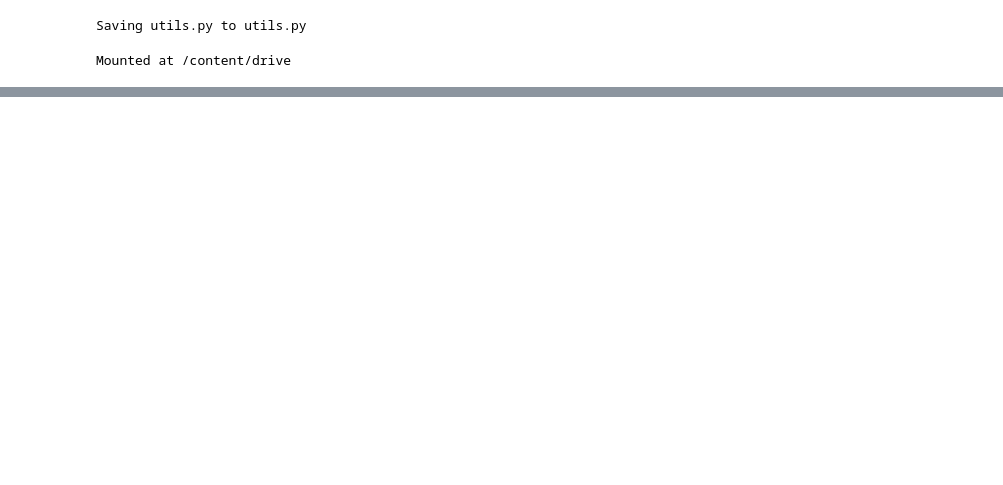
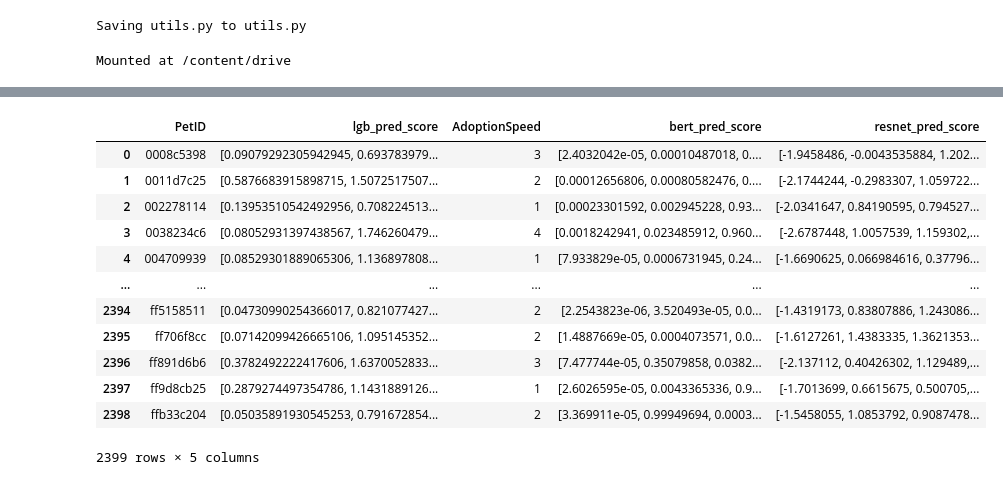
Before and after one commit to AdrianDVnqn/UA_MDM_Labo2_Grupo12, a Jupyter notebook: tutoriales/06_text_integrar.ipynb, the cells around one changed output, grey strips where cells are left out. Drawn from its saved outputs; the diff is of its cells as text; code cells hidden in the pictures; blank space fills up the shorter version.

```diff
--- a/tutoriales/06_text_integrar.ipynb
+++ b/tutoriales/06_text_integrar.ipynb
@@ -228,3 +230,29 @@ plot_confusion_matrix(merged_datasets['AdoptionSpeed'],
                                                                     weights='quadratic')))
 # %% [output]
 [interactive output not drawn]
+# %%
+MODEL_NAME = '04 ResNet_1005'
+MODEL_VERSION = '1.0.1'
+
+# study_resnet = optuna.create_study(direction='maximize',
+#                             storage="sqlite:///../work/db.sqlite3",  # Specify the storage URL here.
+#                             study_name=f'{MODEL_NAME}_{MODEL_VERSION}',
+#                             load_if_exists = True)
+
+# Define la ruta a la carpeta 'work' en tu Google Drive
+ruta_carpeta_work_resnet = '/content/drive/MyDrive/Colab Notebooks/LABO_II/work'
+# Construye la ruta completa al archivo db.sqlite3
+ruta_completa_db_resnet = os.path.join(ruta_carpeta_work_resnet, 'db_10052025.sqlite3')
+# Ahora utiliza esta ruta en la configuración de Optuna
+storage_resnet = f"sqlite:///{ruta_completa_db_resnet}"
+
+
+study_resnet = optuna.create_study(
+    direction='maximize',
+    storage=storage_resnet,
+    study_name=f'{MODEL_NAME}_{MODEL_VERSION}',
+    load_if_exists=True
+)
+
+
+resnet_dataset = load(os.path.join(PATH_TO_OPTUNA_ARTIFACTS,get_artifact_filename(study_resnet,'test')))
@@ -230,0 +264,25 @@ plot_confusion_matrix(merged_datasets['AdoptionSpeed'],
+# %%
+merged_datasets_lgb_bert = lgb_dataset[['PetID', 'pred', 'AdoptionSpeed']].rename({'pred':'lgb_pred_score'},axis=1).merge(bert_dataset[['PetID', 'pred']].rename({'pred':'bert_pred_score'},axis=1),
+                  on='PetID', how='outer')
+# %%
+merged_datasets_final_final = merged_datasets_lgb_bert.merge(resnet_dataset[['PetID', 'pred']].rename({'pred':'resnet_pred_score'},axis=1),
+                  on='PetID', how='outer')
+# %%
+merged_datasets_final_final['bert_pred_score'] = [np.zeros(5) if type(i) is float else  i for i in merged_datasets_final_final['bert_pred_score'] ]
+merged_datasets_final_final['resnet_pred_score'] = [np.zeros(5) if type(i) is float else  i for i in merged_datasets_final_final['resnet_pred_score'] ]
+# %%
+merged_datasets_final_final
+# %% [output]
+|  | PetID | lgb_pred_score | AdoptionSpeed | bert_pred_score | resnet_pred_score |
+| 0 | 0008c5398 | [0.09079292305942945, 0.693783979... | 3 | [2.4032042e-05, 0.00010487018, 0.... | [-1.9458486, -0.0043535884, 1.202... |
+| 1 | 0011d7c25 | [0.5876683915898715, 1.5072517507... | 2 | [0.00012656806, 0.00080582476, 0.... | [-2.1744244, -0.2983307, 1.059722... |
+| 2 | 002278114 | [0.13953510542492956, 0.708224513... | 1 | [0.00023301592, 0.002945228, 0.93... | [-2.0341647, 0.84190595, 0.794527... |
+| 3 | 0038234c6 | [0.08052931397438567, 1.746260479... | 4 | [0.0018242941, 0.023485912, 0.960... | [-2.6787448, 1.0057539, 1.159302,... |
+| 4 | 004709939 | [0.08529301889065306, 1.136897808... | 1 | [7.933829e-05, 0.0006731945, 0.24... | [-1.6690625, 0.066984616, 0.37796... |
+| ... | ... | ... | ... | ... | ... |
+| 2394 | ff5158511 | [0.04730990254366017, 0.821077427... | 2 | [2.2543823e-06, 3.520493e-05, 0.0... | [-1.4319173, 0.83807886, 1.243086... |
+| 2395 | ff706f8cc | [0.07142099426665106, 1.095145352... | 2 | [1.4887669e-05, 0.0004073571, 0.0... | [-1.6127261, 1.4383335, 1.3621353... |
+| 2396 | ff891d6b6 | [0.3782492222417606, 1.6370052833... | 3 | [7.477744e-05, 0.35079858, 0.0382... | [-2.137112, 0.40426302, 1.129489,... |
+| 2397 | ff9d8cb25 | [0.2879274497354786, 1.1431889126... | 1 | [2.6026595e-05, 0.0043365336, 0.9... | [-1.7013699, 0.6615675, 0.500705,... |
+| 2398 | ffb33c204 | [0.05035891930545253, 0.791672854... | 2 | [3.369911e-05, 0.99949694, 0.0003... | [-1.5458055, 1.0853792, 0.9087478... |
+2399 rows × 5 columns
```
Also changed, not shown: parts of 13 cells of this notebook.
